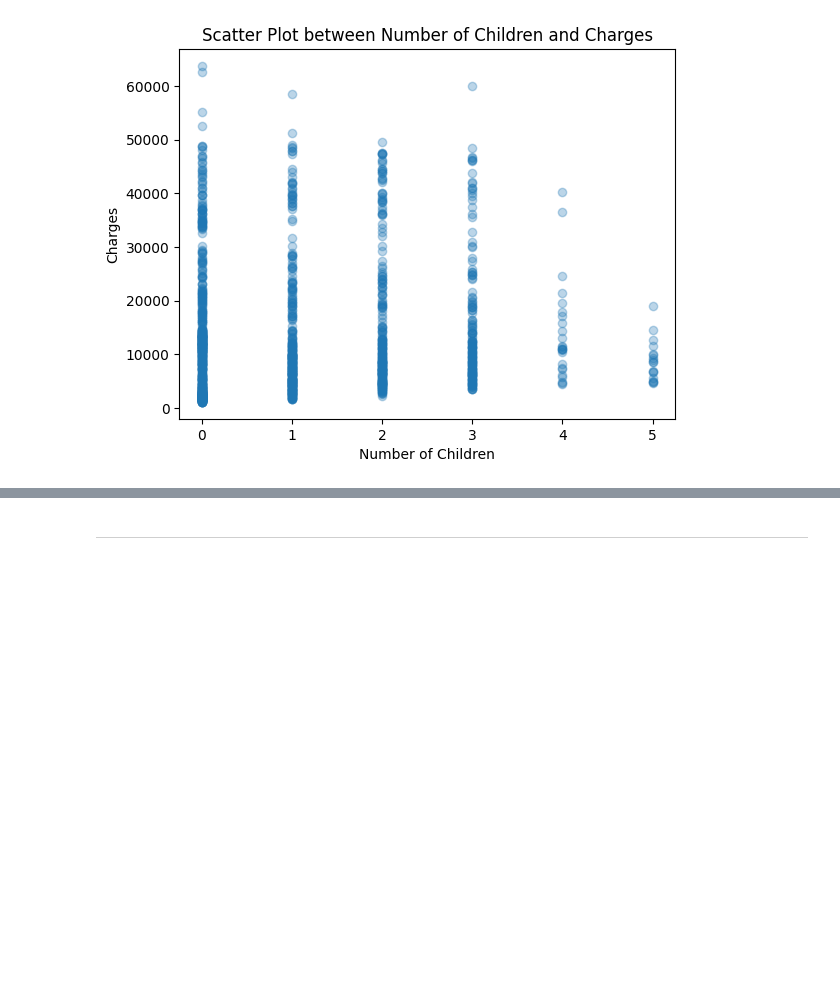
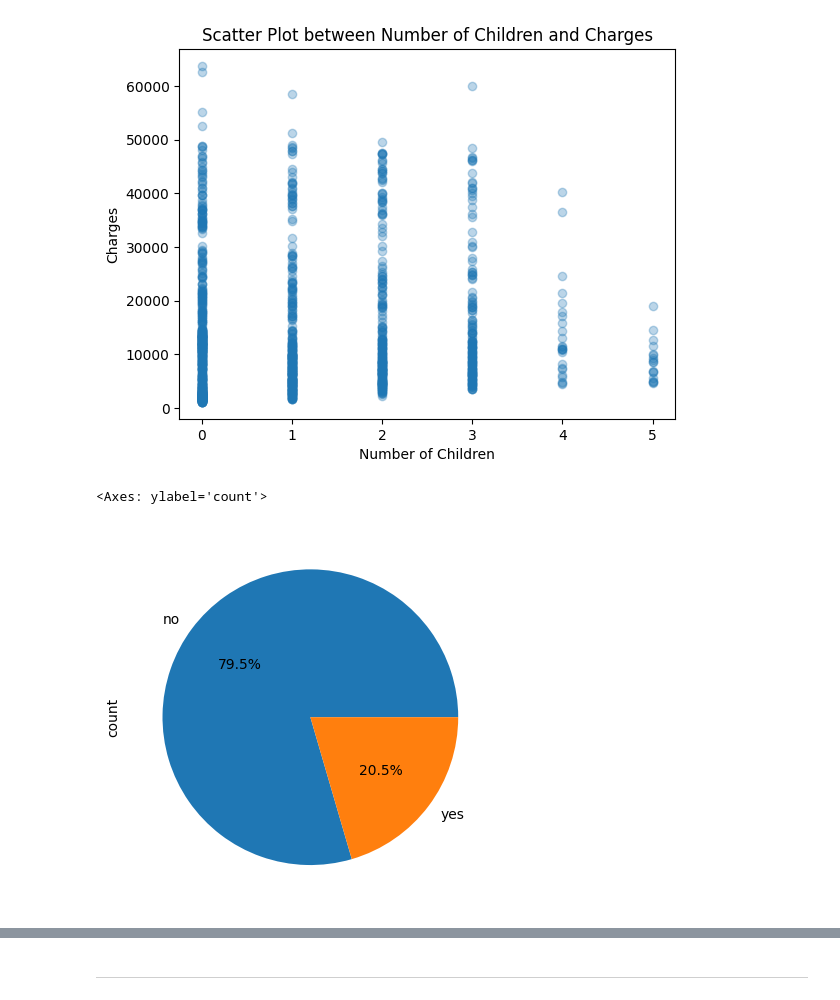
Before and after one commit to Khoi412/Hackathon1_Healthcare_Insurance_Cost_Analysis, a Jupyter notebook: jupyter_notebooks/Healthcare_insurance.ipynb, the cells around one changed output, grey strips where cells are left out. Drawn from its saved outputs; the diff is of its cells as text; code cells hidden in the pictures; blank space fills up the shorter version.

```diff
--- a/jupyter_notebooks/Healthcare_insurance.ipynb
+++ b/jupyter_notebooks/Healthcare_insurance.ipynb
@@ -212,3 +229,13 @@ plt.ylabel('Charges')
 plt.show()
 # %% [output]
 [figure]
+# %%
+## Does being a smoker impact insurance costs?
+# Check the value counts for the 'smoker' column
+df_insurance['smoker'].value_counts()
+
+# Visualize in a pie chart
+df_insurance['smoker'].value_counts().plot.pie(autopct='%1.1f%%')
+# %% [output]
+<Axes: ylabel='count'>
+[figure, added]
```
Also changed, not shown: parts of 5 cells of this notebook, 1 other file.
